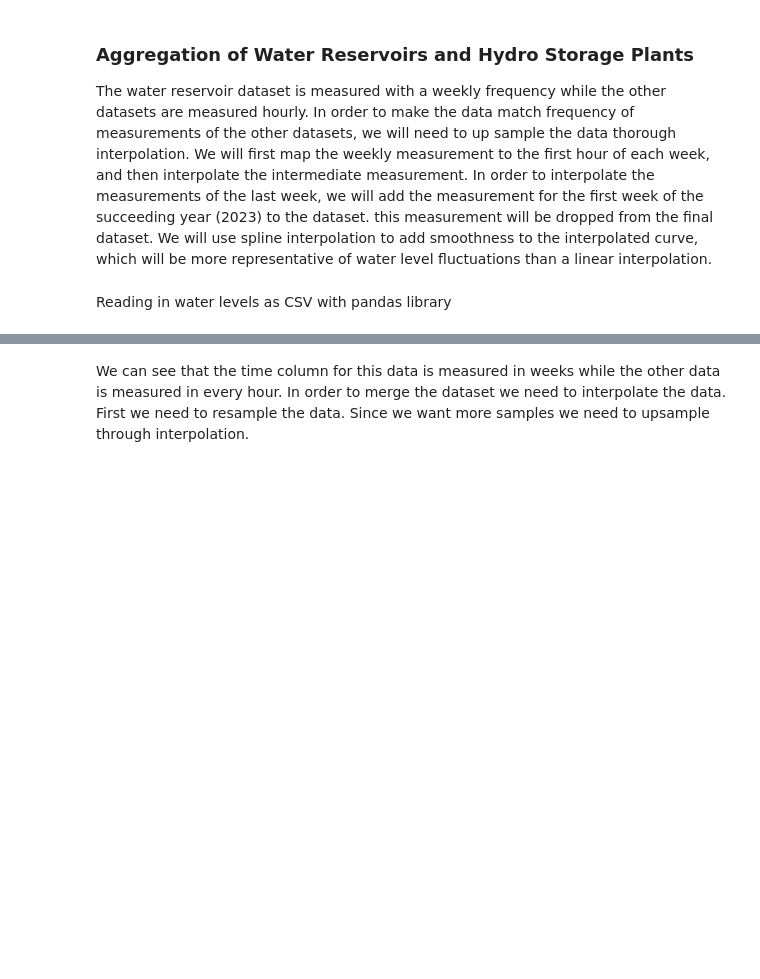
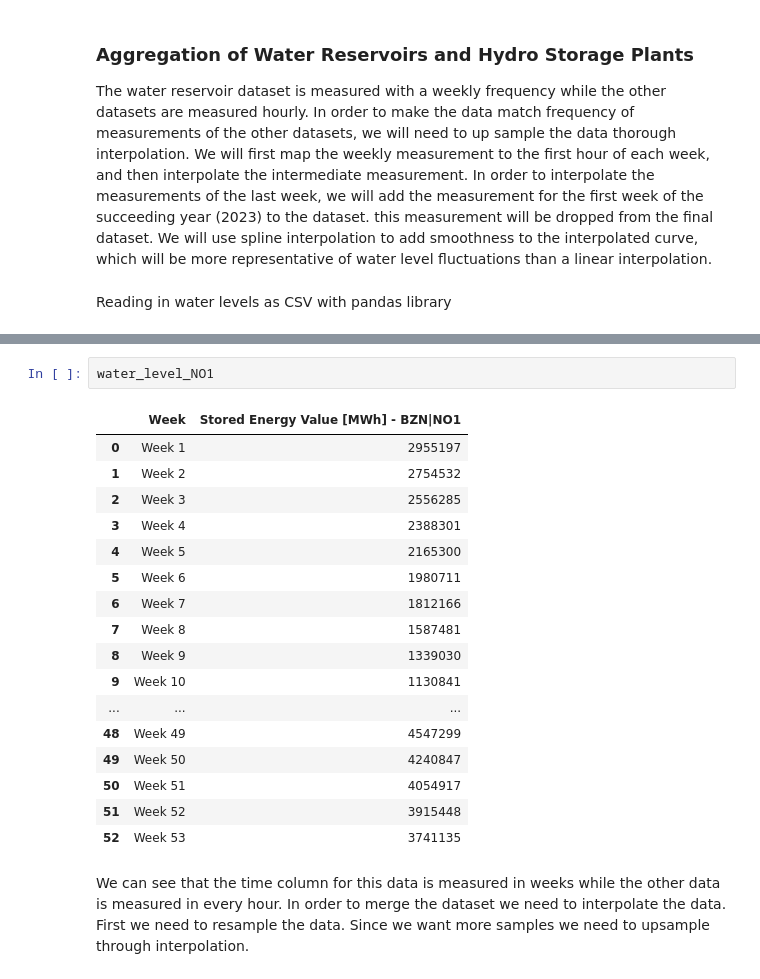
Before and after one commit to HIOF-Bachelor-Project-Group-7/Time-series-energy-price-prediction-bidding-zone-N01, a Jupyter notebook: code/Data aggregation of energy market bidding zone NO1.ipynb, the cells around one changed output, grey strips where cells are left out. Saved outputs shown, nothing was run; the diff lists cells and outputs as text; blank space fills up the shorter version.

```diff
--- a/code/Data aggregation of energy market bidding zone NO1.ipynb
+++ b/code/Data aggregation of energy market bidding zone NO1.ipynb
@@ -398,3 +404,23 @@ water_level_SE3.head()
+# %%
+water_level_NO1
+# %% [output]
+|  | Week | Stored Energy Value [MWh] - BZN|NO1 |
+| 0 | Week 1 | 2955197 |
+| 1 | Week 2 | 2754532 |
+| 2 | Week 3 | 2556285 |
+| 3 | Week 4 | 2388301 |
+| 4 | Week 5 | 2165300 |
+| 5 | Week 6 | 1980711 |
+| 6 | Week 7 | 1812166 |
+| 7 | Week 8 | 1587481 |
+| 8 | Week 9 | 1339030 |
+| 9 | Week 10 | 1130841 |
+| ... | ... | ... |
+| 48 | Week 49 | 4547299 |
+| 49 | Week 50 | 4240847 |
+| 50 | Week 51 | 4054917 |
+| 51 | Week 52 | 3915448 |
+| 52 | Week 53 | 3741135 |
 # %% [markdown]
 We can see that the time column for this data is measured in weeks while the other data is measured in every hour. In order to merge the dataset we need to interpolate the data. First we need to resample the data. Since we want more samples we need to upsample through interpolation.
 # %%
```
Also changed, not shown: parts of 25 cells of this notebook, 10 other files.
